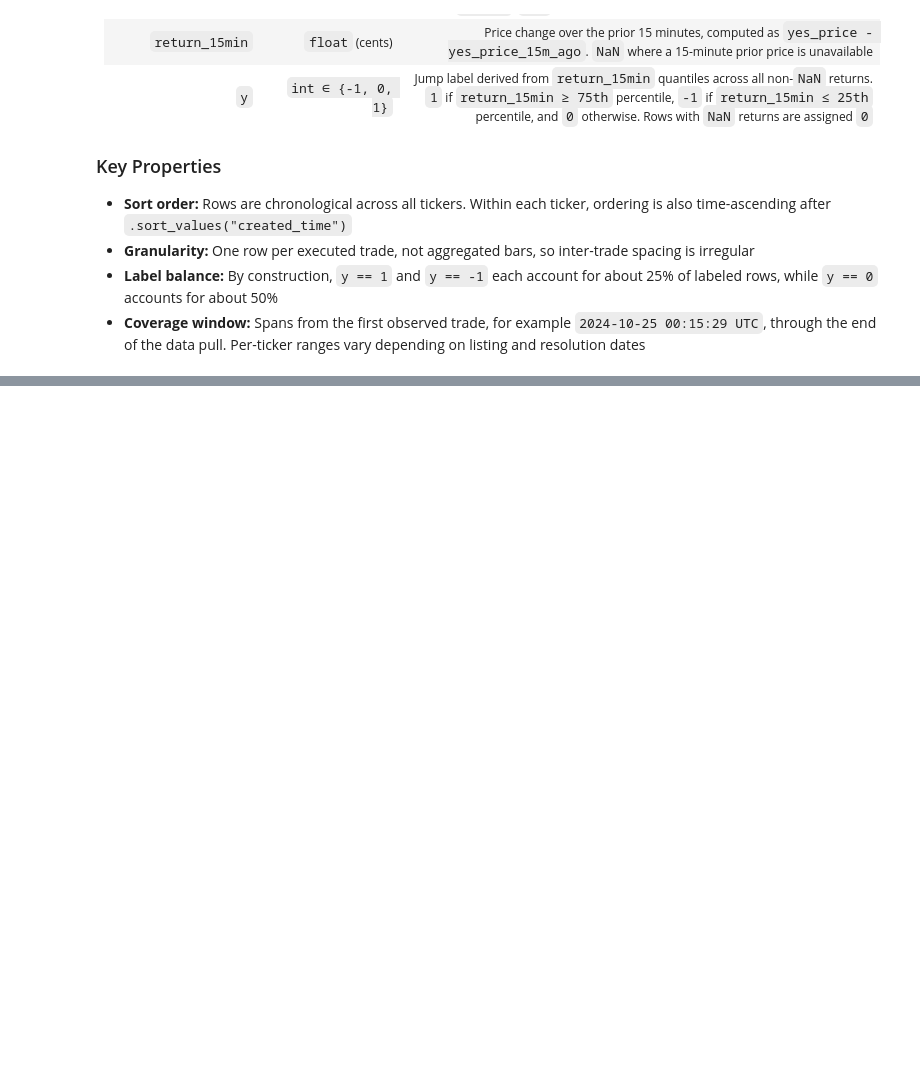
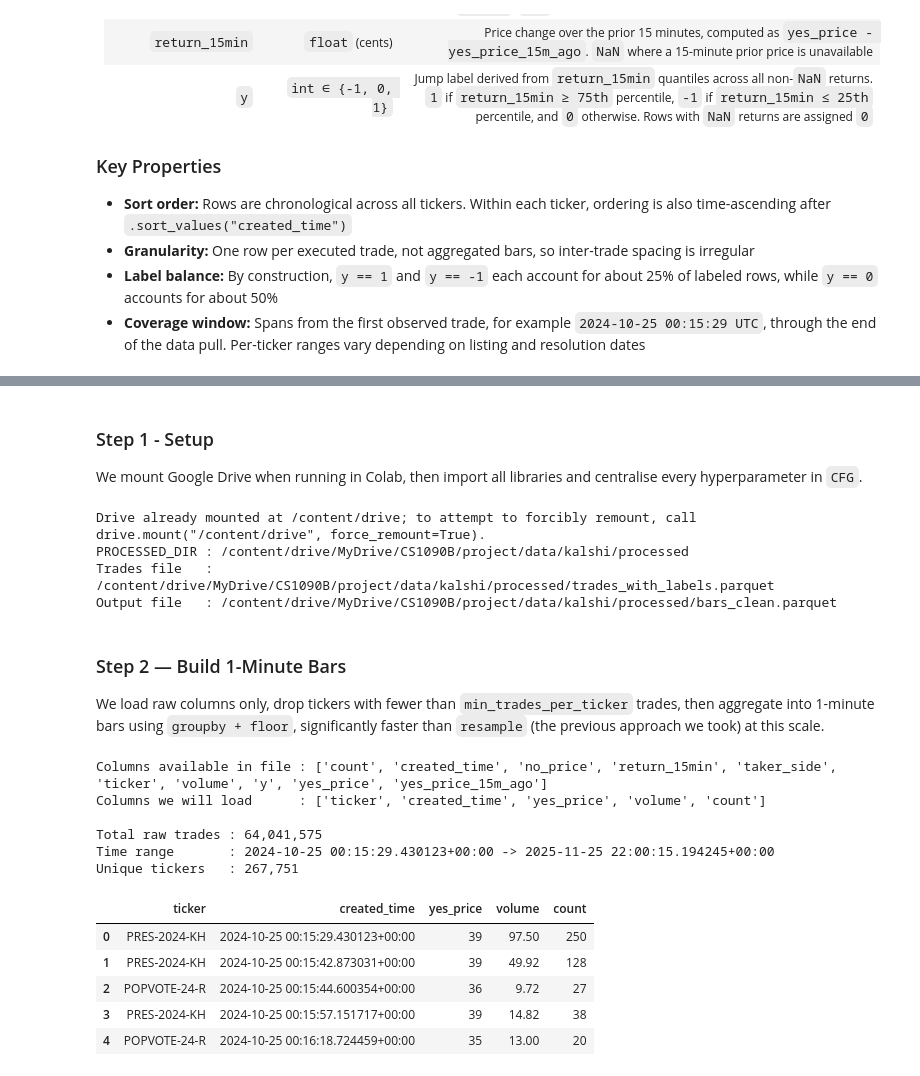
Before and after one commit to abprada/Kalshi-Project, a Jupyter notebook: notebooks/data.ipynb, the cells around one changed output, grey strips where cells are left out. Saved outputs shown, nothing was run; the diff lists cells and outputs as text; code cells hidden in the pictures; blank space fills up the shorter version.

```diff
--- a/notebooks/data.ipynb
+++ b/notebooks/data.ipynb
@@ -1613,0 +498,32 @@ The ROC of 0.881 highlights strong separation between jump and non-jump bars.
+# %% [markdown]
+### Step 1 - Setup
+
+We mount Google Drive when running in Colab, then import all libraries and centralise every hyperparameter in `CFG`.
+# %%
+# -- 0. Environment Setup ------------------------------------------------------
+import sys
+IN_COLAB = 'google.colab' in sys.modules
+
+if IN_COLAB:
+    %pip install -q pyarrow pandas numpy matplotlib
+    from google.colab import drive
+    drive.mount('/content/drive')
+    PROJECT_DIR = '/content/drive/MyDrive/CS1090B/project'
+else:
+    from pathlib import Path
+    PROJECT_DIR = str(Path.cwd().resolve())
+
+import os
+PROCESSED_DIR = os.path.join(PROJECT_DIR, 'data', 'kalshi', 'processed')
+TRADES_PATH   = os.path.join(PROCESSED_DIR, 'trades_with_labels.parquet')
+OUTPUT_PATH   = os.path.join(PROCESSED_DIR, 'bars_clean.parquet')
+
+print(f'PROCESSED_DIR : {PROCESSED_DIR}')
+print(f'Trades file   : {TRADES_PATH}')
+print(f'Output file   : {OUTPUT_PATH}')
+assert os.path.exists(TRADES_PATH), 'trades_with_labels.parquet not found!'
+# %% [output]
+Drive already mounted at /content/drive; to attempt to forcibly remount, call drive.mount("/content/drive", force_remount=True).
+PROCESSED_DIR : /content/drive/MyDrive/CS1090B/project/data/kalshi/processed
+Trades file   : /content/drive/MyDrive/CS1090B/project/data/kalshi/processed/trades_with_labels.parquet
+Output file   : /content/drive/MyDrive/CS1090B/project/data/kalshi/processed/bars_clean.parquet
@@ -1613,0 +559,36 @@ The ROC of 0.881 highlights strong separation between jump and non-jump bars.
+# %% [markdown]
+### Step 2 — Build 1-Minute Bars
+
+We load raw columns only, drop tickers with fewer than `min_trades_per_ticker` trades, then aggregate into 1-minute bars using `groupby + floor`, significantly faster than `resample` (the previous approach we took) at this scale.
+# %%
+# -- 2. Load Raw Trades --------------------------------------------------------
+# Only raw columns are loaded
+RAW_COLS = ['ticker', 'created_time', 'yes_price', 'volume', 'count']
+
+import pyarrow.parquet as pq
+available_cols = set(pq.read_schema(TRADES_PATH).names)
+load_cols = [c for c in RAW_COLS if c in available_cols]
+print(f'Columns available in file : {sorted(available_cols)}')
+print(f'Columns we will load      : {load_cols}')
+
+trades = pd.read_parquet(TRADES_PATH, columns=load_cols)
+trades['created_time'] = pd.to_datetime(trades['created_time'], utc=True)
+trades = trades.sort_values('created_time').reset_index(drop=True)
+
+print(f'\nTotal raw trades : {len(trades):,}')
+print(f'Time range       : {trades["created_time"].min()} -> {trades["created_time"].max()}')
+print(f'Unique tickers   : {trades["ticker"].nunique():,}')
+trades.head()
+# %% [output]
+Columns available in file : ['count', 'created_time', 'no_price', 'return_15min', 'taker_side', 'ticker', 'volume', 'y', 'yes_price', 'yes_price_15m_ago']
+Columns we will load      : ['ticker', 'created_time', 'yes_price', 'volume', 'count']
+
+Total raw trades : 64,041,575
+Time range       : 2024-10-25 00:15:29.430123+00:00 -> 2025-11-25 22:00:15.194245+00:00
+Unique tickers   : 267,751
+|  | ticker | created_time | yes_price | volume | count |
+| 0 | PRES-2024-KH | 2024-10-25 00:15:29.430123+00:00 | 39 | 97.50 | 250 |
+| 1 | PRES-2024-KH | 2024-10-25 00:15:42.873031+00:00 | 39 | 49.92 | 128 |
+| 2 | POPVOTE-24-R | 2024-10-25 00:15:44.600354+00:00 | 36 | 9.72 | 27 |
+| 3 | PRES-2024-KH | 2024-10-25 00:15:57.151717+00:00 | 39 | 14.82 | 38 |
+| 4 | POPVOTE-24-R | 2024-10-25 00:16:18.724459+00:00 | 35 | 13.00 | 20 |
```
Also changed, not shown: parts of 91 cells of this notebook.
